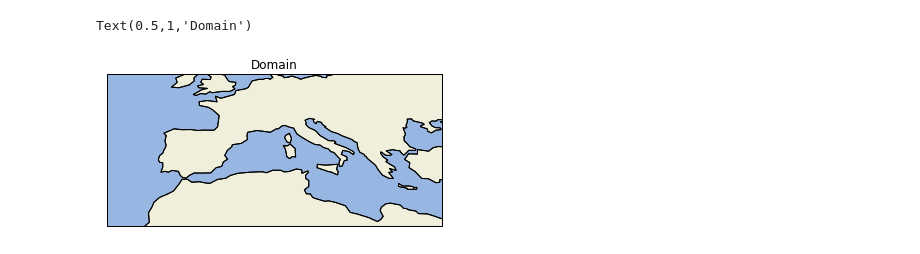
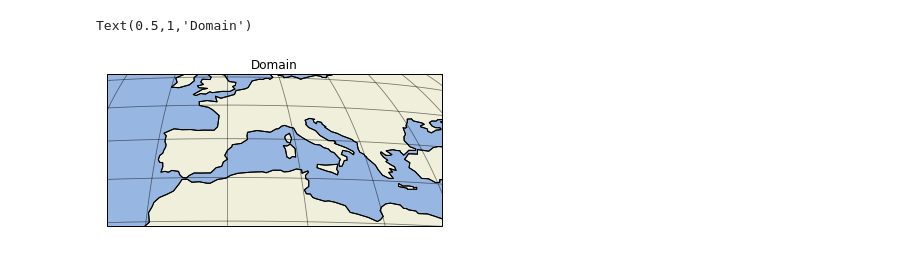
Before and after one commit to hannasv/ms, a Jupyter notebook: notebooks/plot_grid.ipynb, the cells around one changed output. Saved outputs shown, nothing was run; the diff lists cells and outputs as text; code cells hidden in the pictures.

```diff
--- a/notebooks/plot_grid.ipynb
+++ b/notebooks/plot_grid.ipynb
@@ -16,13 +15,14 @@ ax.set_extent([-15, 40, 30, 60])
 # %%
 # Eumetsat 36 000km.
 import cartopy as cp
 ax = plt.axes(projection=ccrs.Geostationary(central_longitude=0.0, satellite_height=35785831,
                    false_easting=0, false_northing=0, globe=None))
 ax.coastlines()
+ax.gridlines(color='black', alpha=0.5)
 ax.add_feature(cp.feature.OCEAN, zorder=0)
 ax.add_feature(cp.feature.LAND, zorder=0, edgecolor='black')
 ax.set_extent([-15, 28, 30, 55])
 ax.set_title('Domain')
 # %% [output]
 Text(0.5,1,'Domain')
-[figure, old version]
+[figure, new version]
```
Also changed, not shown: parts of 2 cells of this notebook, 2 other files.
